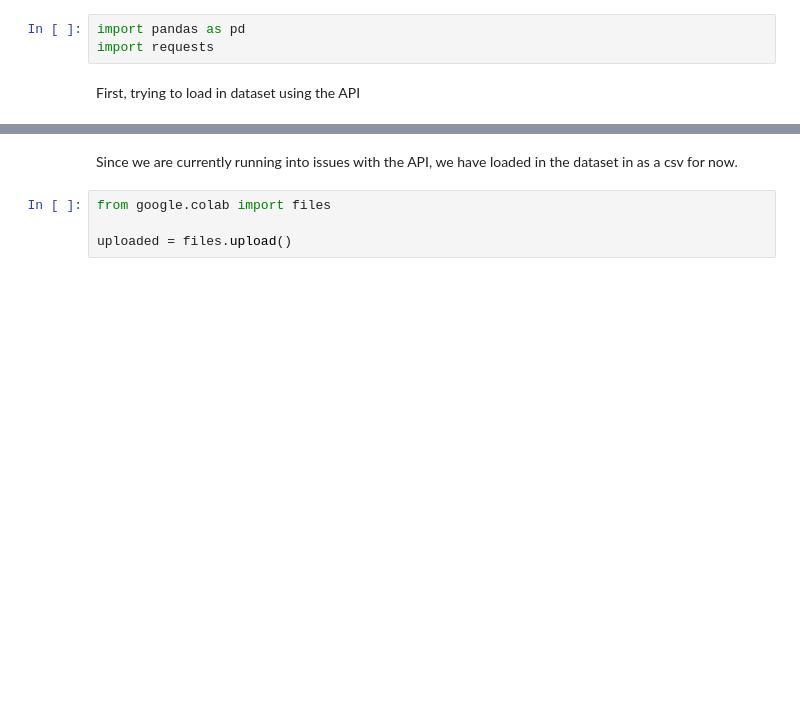
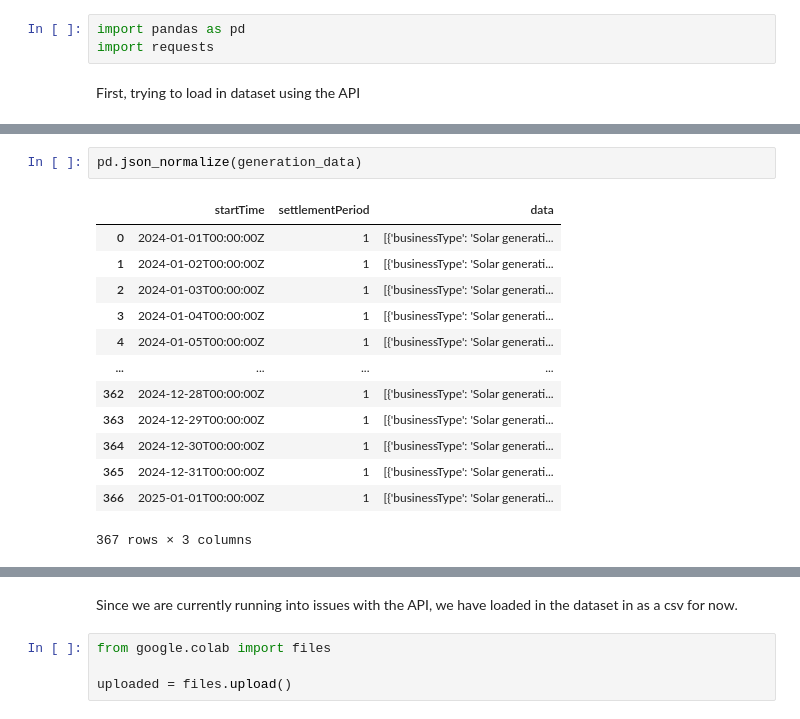
Before and after one commit to advanced-computing/elexon_energy, a Jupyter notebook: Project_part_1_Arshiya_Ijaz.ipynb, the cells around one changed output, grey strips where cells are left out. Drawn from its saved outputs; the diff is of its cells as text; blank space fills up the shorter version.

```diff
--- a/Project_part_1_Arshiya_Ijaz.ipynb
+++ b/Project_part_1_Arshiya_Ijaz.ipynb
@@ -15 +40,17 @@ api_url = "https://data.elexon.co.uk/bmrs/api/v1/generation/actual/per-type?from
+# %%
+pd.json_normalize(generation_data)
+# %% [output]
+|  | startTime | settlementPeriod | data |
+| 0 | 2024-01-01T00:00:00Z | 1 | [{'businessType': 'Solar generati... |
+| 1 | 2024-01-02T00:00:00Z | 1 | [{'businessType': 'Solar generati... |
+| 2 | 2024-01-03T00:00:00Z | 1 | [{'businessType': 'Solar generati... |
+| 3 | 2024-01-04T00:00:00Z | 1 | [{'businessType': 'Solar generati... |
+| 4 | 2024-01-05T00:00:00Z | 1 | [{'businessType': 'Solar generati... |
+| ... | ... | ... | ... |
+| 362 | 2024-12-28T00:00:00Z | 1 | [{'businessType': 'Solar generati... |
+| 363 | 2024-12-29T00:00:00Z | 1 | [{'businessType': 'Solar generati... |
+| 364 | 2024-12-30T00:00:00Z | 1 | [{'businessType': 'Solar generati... |
+| 365 | 2024-12-31T00:00:00Z | 1 | [{'businessType': 'Solar generati... |
+| 366 | 2025-01-01T00:00:00Z | 1 | [{'businessType': 'Solar generati... |
+367 rows × 3 columns
 # %%
```
Also changed, not shown: parts of 4 cells of this notebook, 1 other file.
